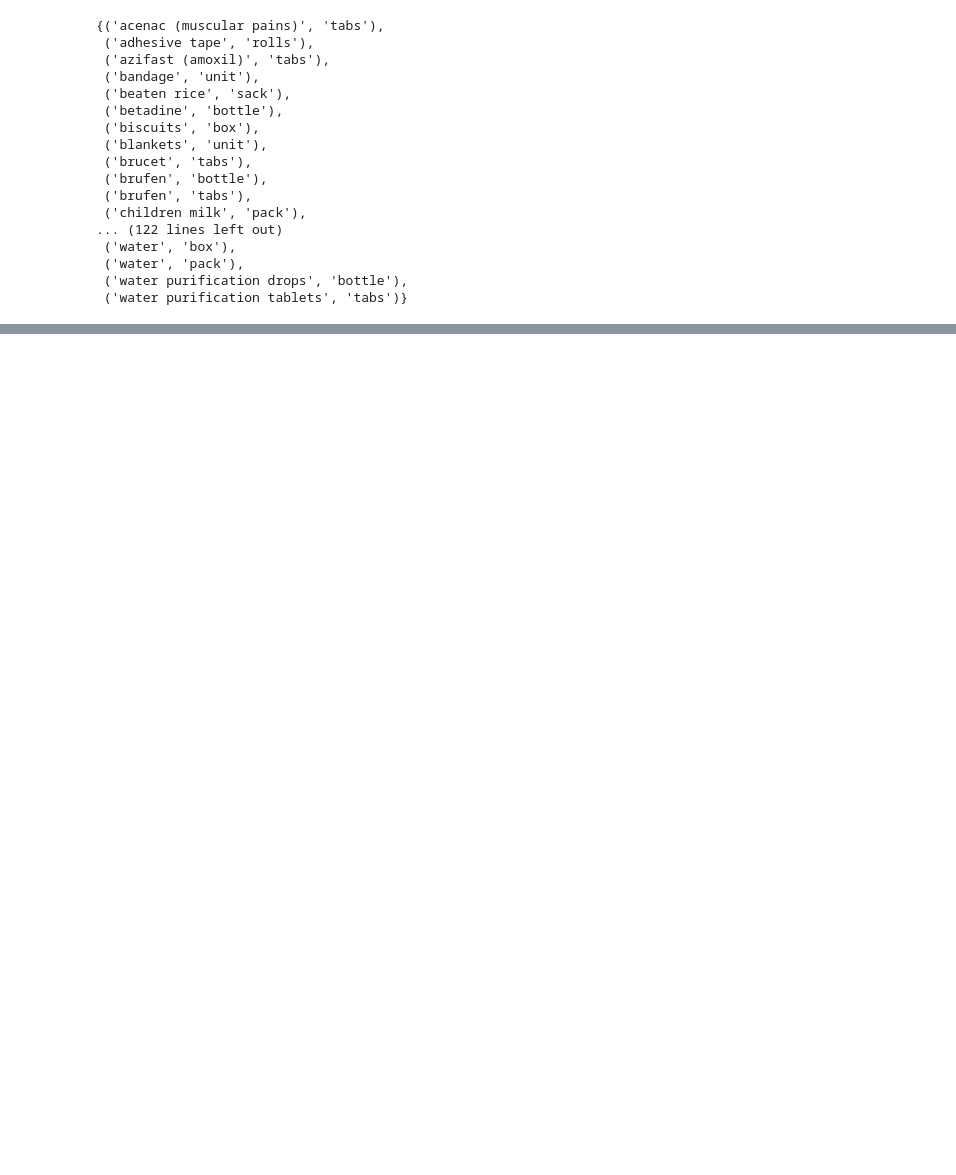
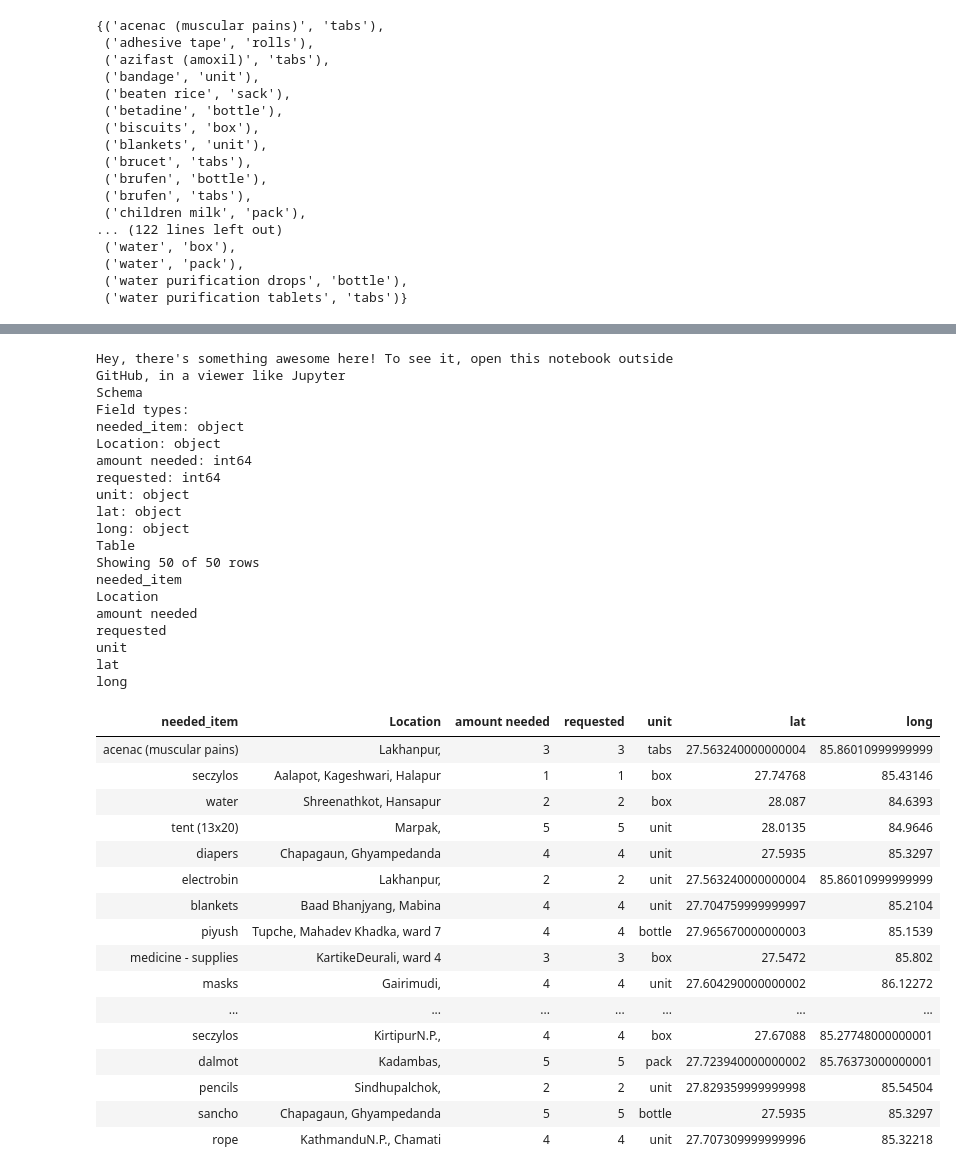
Before and after one commit to areibman/IBM-call-for-code-disaster-supply-chain, a Jupyter notebook: Pixie form db.ipynb, the cells around one changed output, grey strips where cells are left out. Cells and saved outputs as stored; diff of their text form; code cells hidden in the pictures; blank space fills up the shorter version.

```diff
--- a/Pixie form db.ipynb
+++ b/Pixie form db.ipynb
@@ -215,0 +226,39 @@ current_amounts
+# %%
+display(final_data)
+# %% [output]
+Hey, there's something awesome here! To see it, open this notebook outside GitHub, in a viewer like Jupyter
+Schema
+Field types:
+needed_item: object
+Location: object
+amount needed: int64
+requested: int64
+unit: object
+lat: object
+long: object
+Table
+Showing 50 of 50 rows
+needed_item
+Location
+amount needed
+requested
+unit
+lat
+long
+| needed_item | Location | amount needed | requested | unit | lat | long |
+| acenac (muscular pains) | Lakhanpur, | 3 | 3 | tabs | 27.563240000000004 | 85.86010999999999 |
+| seczylos | Aalapot, Kageshwari, Halapur | 1 | 1 | box | 27.74768 | 85.43146 |
+| water | Shreenathkot, Hansapur | 2 | 2 | box | 28.087 | 84.6393 |
+| tent (13x20) | Marpak, | 5 | 5 | unit | 28.0135 | 84.9646 |
+| diapers | Chapagaun, Ghyampedanda | 4 | 4 | unit | 27.5935 | 85.3297 |
+| electrobin | Lakhanpur, | 2 | 2 | unit | 27.563240000000004 | 85.86010999999999 |
+| blankets | Baad Bhanjyang, Mabina | 4 | 4 | unit | 27.704759999999997 | 85.2104 |
+| piyush | Tupche, Mahadev Khadka, ward 7 | 4 | 4 | bottle | 27.965670000000003 | 85.1539 |
+| medicine - supplies | KartikeDeurali, ward 4 | 3 | 3 | box | 27.5472 | 85.802 |
+| masks | Gairimudi, | 4 | 4 | unit | 27.604290000000002 | 86.12272 |
+| ... | ... | ... | ... | ... | ... | ... |
+| seczylos | KirtipurN.P., | 4 | 4 | box | 27.67088 | 85.27748000000001 |
+| dalmot | Kadambas, | 5 | 5 | pack | 27.723940000000002 | 85.76373000000001 |
+| pencils | Sindhupalchok, | 2 | 2 | unit | 27.829359999999998 | 85.54504 |
+| sancho | Chapagaun, Ghyampedanda | 5 | 5 | bottle | 27.5935 | 85.3297 |
+| rope | KathmanduN.P., Chamati | 4 | 4 | unit | 27.707309999999996 | 85.32218 |
```
Also changed, not shown: parts of 14 cells of this notebook, 5 other files.
